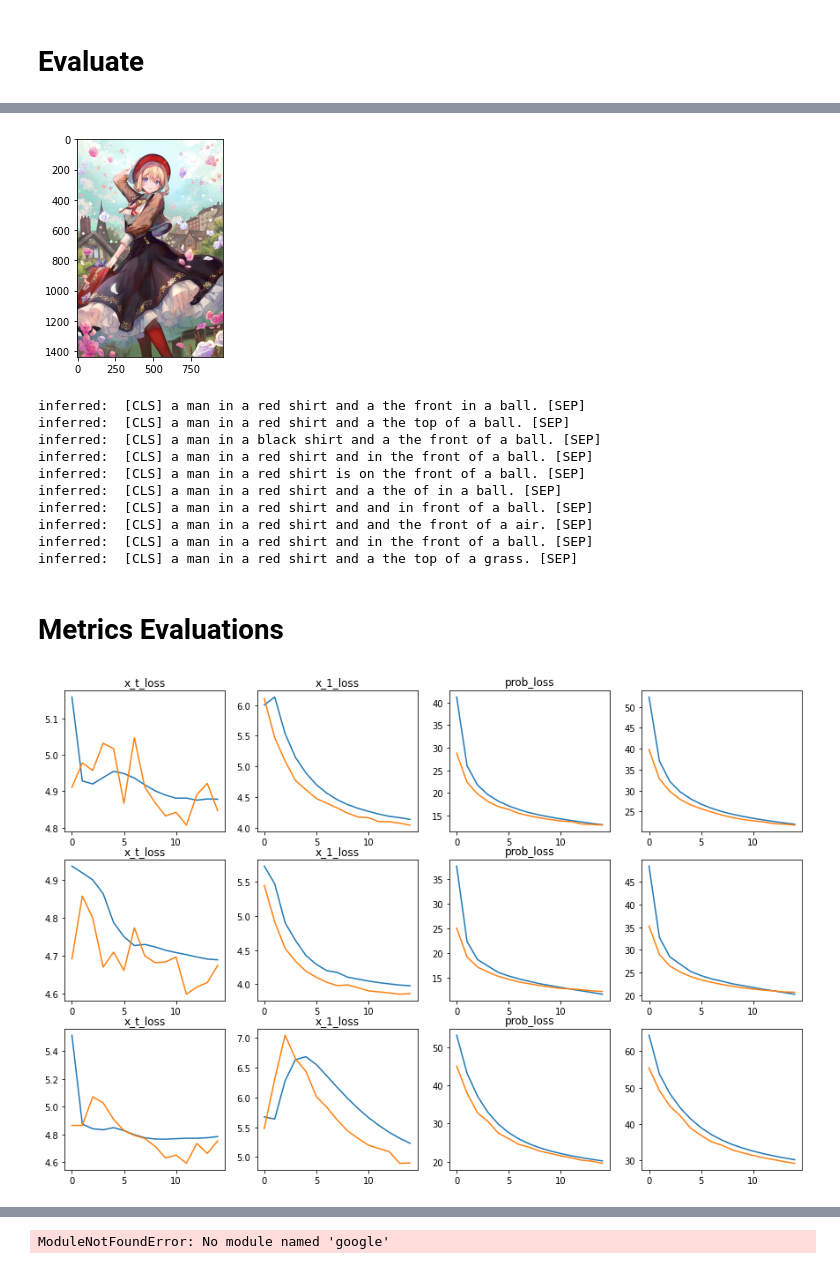
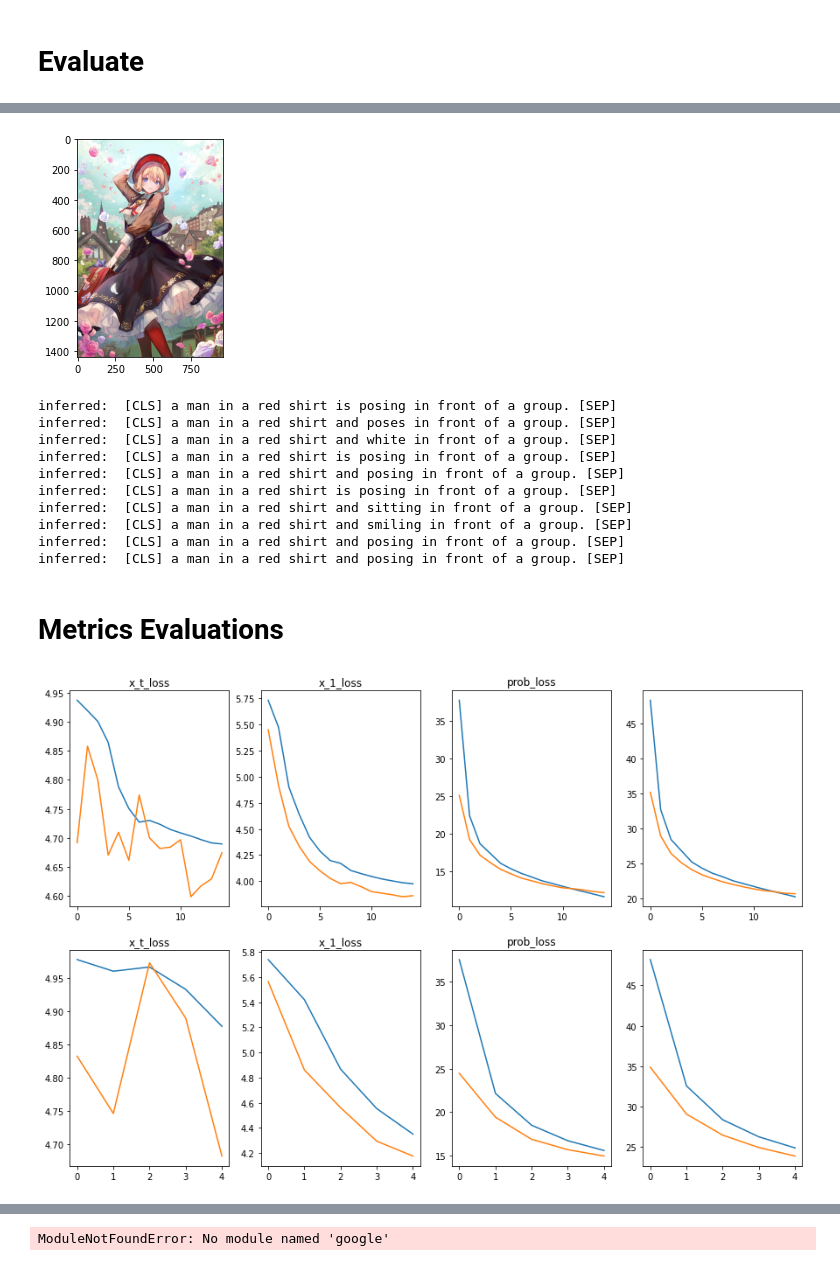
Before and after one commit to xu-shitong/diffusion-image-captioning, a Jupyter notebook: CLIP-DDPM.ipynb, the cells around one changed output, grey strips where cells are left out. Drawn from its saved outputs; the diff is of its cells as text; code cells hidden in the pictures.

Commit message:
update correct classifier free code

```diff
--- a/CLIP-DDPM.ipynb
+++ b/CLIP-DDPM.ipynb
@@ -220,10 +223,10 @@ else:
   VOCAB_SIZE = tokenizer.vocab_size
 
 dataset = FlickrCLIPDataset(
-  pd.concat([pd.read_csv("./flickr8k/captions.txt")["caption"], pd.read_csv("./flickr30k/captions.csv", sep='|')["caption"]], ignore_index=True),
-  pd.concat([pd.read_csv("./flickr8k/captions.txt")["image"], pd.read_csv("./flickr30k/captions.csv", sep='|')["image_name"]], ignore_index=True),
-  # pd.read_csv("./flickr8k/captions.txt")["caption"],
-  # pd.read_csv("./flickr8k/captions.txt")["image"],
+  # pd.concat([pd.read_csv("./flickr8k/captions.txt")["caption"], pd.read_csv("./flickr30k/captions.csv", sep='|')["caption"]], ignore_index=True),
+  # pd.concat([pd.read_csv("./flickr8k/captions.txt")["image"], pd.read_csv("./flickr30k/captions.csv", sep='|')["image_name"]], ignore_index=True),
+  pd.read_csv("./flickr8k/captions.txt")["caption"],
+  pd.read_csv("./flickr8k/captions.txt")["image"],
   tokenizer)
 train_len = int(len(dataset) * TRAIN_SET_RATIO)
 train_set, val_set = torch.utils.data.random_split(dataset, [train_len, len(dataset) - train_len])
@@ -411,12 +420,15 @@ def loss(model, x_t, x_1, x_tgt, x_0, image_clip, text_clip, mask, idx, loss_fun
   text_clip = text_clip.unsqueeze(1) # shape same as above
 
   if CLASSIFIER_FREE_WEIGHT > 0:
-    concat_mask = torch.hstack([torch.ones((BATCH_SIZE, 1), device=device), torch.randint(0,2, (BATCH_SIZE, 1), device=device)])
+    classifier_mask = (torch.rand((SAMPLE_SIZE * BATCH_SIZE, 1)) > CLASSIFIER_FREE_PROB).type(torch.float32).to(device)
+    classifier_mask[0] = 0
+    classifier_mask[1] = 1 # prevent no sample or all sample use classifier
+    concat_mask = torch.hstack([torch.ones((SAMPLE_SIZE * BATCH_SIZE, 1), device=device), classifier_mask])
   else:
-    concat_mask = torch.tensor([1, 0], device=device).repeat((BATCH_SIZE, 1))
+    concat_mask = torch.tensor([1, 0], device=device).repeat((SAMPLE_SIZE * BATCH_SIZE, 1))
 
   # x_t restore loss
-  x_t_prob, x_t_hidden = model(x_t, image_clip.repeat(repeat_shape), text_clip.repeat(repeat_shape), mask.repeat((SAMPLE_SIZE, 1)), concat_mask.repeat((SAMPLE_SIZE, 1)))
+  x_t_prob, x_t_hidden = model(x_t, image_clip.repeat(repeat_shape), text_clip.repeat(repeat_shape), mask.repeat((SAMPLE_SIZE, 1)), concat_mask)
   if USE_X_T_LOSS:
     if X_0_PREDICTION:
       x_t_loss = loss_func(x_t_hidden[:, :MAX_LENGTH, :], x_0.repeat(repeat_shape))
@@ -427,7 +439,7 @@ def loss(model, x_t, x_1, x_tgt, x_0, image_clip, text_clip, mask, idx, loss_fun
     x_t_loss = 0
 
   # x_1 restore loss
-  x_1_prob, x_1_hidden = model(x_1, image_clip, text_clip, mask, concat_mask)
+  x_1_prob, x_1_hidden = model(x_1, image_clip, text_clip, mask, torch.tensor([1, 0], device=device).repeat((BATCH_SIZE, 1)))
   if USE_X_1_LOSS:
     x_1_loss = loss_func(x_1_hidden[:, :MAX_LENGTH, :], x_0)
   else:
@@ -700,23 +667,23 @@ with torch.no_grad():
   # multi-step inference
   for _ in range(10):
     restored = torch.randn((1, 18, 768), device=device)
-    for i in range(4):
+    for i in range(10):
 
       out, restored = model(restored[:, :MAX_LENGTH, :], image_clip, text_clip, torch.ones((1, MAX_LENGTH)), torch.tensor([[1, 0]]))
 
-    print("inferred: ", dataset.tokenizer.decode(nn.functional.softmax(out, dim=-1).argmax(dim=-1)[0]))
+    print("inferred: ", dataset.tokenizer.decode(nn.functional.softmax(out, dim=-1).argmax(dim=-1).unique_consecutive(dim=-1)[0]))
 # %% [output]
 [figure]
-inferred:  [CLS] a man in a red shirt and a the front in a ball. [SEP]
-inferred:  [CLS] a man in a red shirt and a the top of a ball. [SEP]
-inferred:  [CLS] a man in a black shirt and a the front of a ball. [SEP]
-inferred:  [CLS] a man in a red shirt and in the front of a ball. [SEP]
-inferred:  [CLS] a man in a red shirt is on the front of a ball. [SEP]
-inferred:  [CLS] a man in a red shirt and a the of in a ball. [SEP]
-inferred:  [CLS] a man in a red shirt and and in front of a ball. [SEP]
-inferred:  [CLS] a man in a red shirt and and the front of a air. [SEP]
-inferred:  [CLS] a man in a red shirt and in the front of a ball. [SEP]
-inferred:  [CLS] a man in a red shirt and a the top of a grass. [SEP]
+inferred:  [CLS] a man in a red shirt is posing in front of a group. [SEP]
+inferred:  [CLS] a man in a red shirt and poses in front of a group. [SEP]
+inferred:  [CLS] a man in a red shirt and white in front of a group. [SEP]
+inferred:  [CLS] a man in a red shirt is posing in front of a group. [SEP]
+inferred:  [CLS] a man in a red shirt and posing in front of a group. [SEP]
+inferred:  [CLS] a man in a red shirt is posing in front of a group. [SEP]
+inferred:  [CLS] a man in a red shirt and sitting in front of a group. [SEP]
+inferred:  [CLS] a man in a red shirt and smiling in front of a group. [SEP]
+inferred:  [CLS] a man in a red shirt and posing in front of a group. [SEP]
+inferred:  [CLS] a man in a red shirt and posing in front of a group. [SEP]
 # %% [markdown]
 # Metrics Evaluations
 # %%
@@ -736,41 +703,53 @@ def extract_float(file_name, start=""):
 
 
 
-# Proof of importance of rounding weight
+# # Proof of importance of rounding weight, dynamic not suitable
 # file_names = [
 #   "batch8_maxlen16_round3E-01_lossseries_sum_batch_average_clipconcat_clipmask10_train-embedFalse_samplesize100_x_0_predictTrue_use_x_1True_use_probTrue.txt",
 #   "epoch15_lossseries_sum_sample_mean_lr5E-05-5E-05_schedulerlogspace_round3E-01_dynamic-1_clipconcat_clipmask10_train-embedFalse_samplesize100_x_0_predictTrue_X_INTERVAL100_use_x_tTrue_use_x_1True_use_probTrue.txt",
 #   "./trial_rounding_weight/epoch15_lossseries_sum_sample_mean_lr5E-05-5E-05_schedulerlogspace_round2E-01_dynamic-1_clipconcat_clipmask10_train-embedFalse_samplesize100_x_0_predictTrue_X_INTERVAL100_use_x_tTrue_use_x_1True_use_probTrue.txt",
 #   "./trial_rounding_weight/epoch15_lossseries_sum_sample_mean_lr5E-05-5E-05_schedulerlogspace_round5E-01_dynamic-1_clipconcat_clipmask10_train-embedFalse_samplesize100_x_0_predictTrue_X_INTERVAL100_use_x_tTrue_use_x_1True_use_probTrue.txt",
 #   "./trial_rounding_weight/epoch15_lossseries_sum_sample_mean_lr5E-05-5E-05_schedulerlogspace_round1E+00_dynamic-1_clipconcat_clipmask10_train-embedFalse_samplesize100_x_0_predictTrue_X_INTERVAL100_use_x_tTrue_use_x_1True_use_probTrue.txt",
+#   "./trial_rounding_weight/epoch15_lossseries_sum_sample_mean_lr5E-05-5E-05_schedulerlinspace_round3E+00_dynamic3_clipconcat_clipmask10_train-embedFalse_samplesize100_x_0_predictTrue_X_INTERVAL100_use_x_tTrue_use_x_1True_use_probTrue.txt"
 # ]
 
+# # Learning rate trial
+# file_names = [
+#   "epoch15_lossseries_sum_sample_mean_lr5E-05-5E-05_schedulerlogspace_round3E-01_dynamic-1_clipconcat_clipmask10_train-embedFalse_samplesize100_x_0_predictTrue_X_INTERVAL100_use_x_tTrue_use_x_1True_use_probTrue.txt",
+#   "./trial_lr/epoch15_lossseries_sum_sample_mean_lr5E-04-5E-04_schedulerlinspace_round3E-01_dynamic-1_clipconcat_clipmask10_train-embedFalse_samplesize100_x_0_predictTrue_X_INTERVAL100_use_x_tTrue_use_x_1True_use_probTrue.txt",
+#   "./trial_lr/epoch15_lossseries_sum_sample_mean_lr1E-04-1E-04_schedulerlogspace_round3E-01_dynamic-1_clipconcat_clipmask10_train-embedFalse_samplesize100_x_0_predictTrue_X_INTERVAL100_use_x_tTrue_use_x_1True_use_probTrue.txt",
+#   "./trial_lr/epoch15_lossseries_sum_sample_mean_lr1E-05-1E-05_schedulerlogspace_round3E-01_dynamic-1_clipconcat_clipmask10_train-embedFalse_samplesize100_x_0_predictTrue_X_INTERVAL100_use_x_tTrue_use_x_1True_use_probTrue.txt",
+#   "./trial_lr/lr1e-5_batch8_maxlen16_round3E-01_lossseries_sum_batch_average_clipconcat_clipmask10_train-embedFalse_samplesize100_x_0_predictTrue_use_x_1True_use_probTrue.txt",
+
+# ]
+
+# classifier free trial
 file_names = [
-  "epoch15_lossseries_sum_sample_mean_lr5E-05-5E-05_schedulerlogspace_round3E-01_dynamic-1_clipconcat_clipmask10_train-embedFalse_samplesize100_x_0_predictTrue_X_INTERVAL100_use_x_tTrue_use_x_1True_use_probTrue.txt",
-  "epoch15_lossseries_sum_sample_mean_lr1E-04-1E-04_schedulerlogspace_round3E-01_dynamic-1_clipconcat_clipmask10_train-embedFalse_samplesize100_x_0_predictTrue_X_INTERVAL100_use_x_tTrue_use_x_1True_use_probTrue.txt",
-  "epoch15_lossseries_sum_sample_mean_lr1E-05-1E-05_schedulerlogspace_round3E-01_dynamic-1_clipconcat_clipmask10_train-embedFalse_samplesize100_x_0_predictTrue_X_INTERVAL100_use_x_tTrue_use_x_1True_use_probTrue.txt",
+  "./trial_lr/epoch15_lossseries_sum_sample_mean_lr1E-04-1E-04_schedulerlogspace_round3E-01_dynamic-1_clipconcat_clipmask10_train-embedFalse_samplesize100_x_0_predictTrue_X_INTERVAL100_use_x_tTrue_use_x_1True_use_probTrue.txt",
+  "epoch5_lossseries_sum_sample_mean_lr1E-04-1E-04_schedulerlinspace_round3E-01_dynamic-1_clipconcat_class_weight3E-01_class_prob2E-01_train-embedFalse_samplesize100_x_0_predictTrue_X_INTERVAL100_use_x_tTrue_use_x_1True_use_probTrue.txt",
 ]
+
 
 fig, axarr = plt.subplots(len(file_names), 4, figsize=(15, 10))
 for i, file_name in enumerate(file_names):
   losses = extract_float(file_name, start="epoch") # shape [batch size, 7] each line is [batch number, x_t, x_1, prob losses, validation x_t x_1 prob losses]
   train_index = {1: "x_t_loss",2: "x_1_loss",3: "prob_loss"}
   val_index = {4: "x_t_loss",5: "x_1_loss",6: "prob_loss"}
   train_sum_losses = losses[:, list(train_index.keys())].sum(dim=-1)
   val_sum_losses = losses[:, list(val_index.keys())].sum(dim=-1)
 
   for j, idx in enumerate(train_index):
     axarr[i, j].plot(losses[:, idx])
     axarr[i, j].set_title(train_index[idx])
 
   for j, idx in enumerate(val_index):
     axarr[i, j].plot(losses[:, idx])
     axarr[i, j].set_title(val_index[idx])
 
   axarr[i, 3].plot(train_sum_losses)
   axarr[i, 3].plot(val_sum_losses)
 # %% [output]
-[figure, old version]
+[figure, new version]
 # %%
 # evaluate BLEU-4 metrics on validation data
 from torchtext.data.metrics import bleu_score
```
Also changed, not shown: parts of 8 cells of this notebook, 1 other file.
